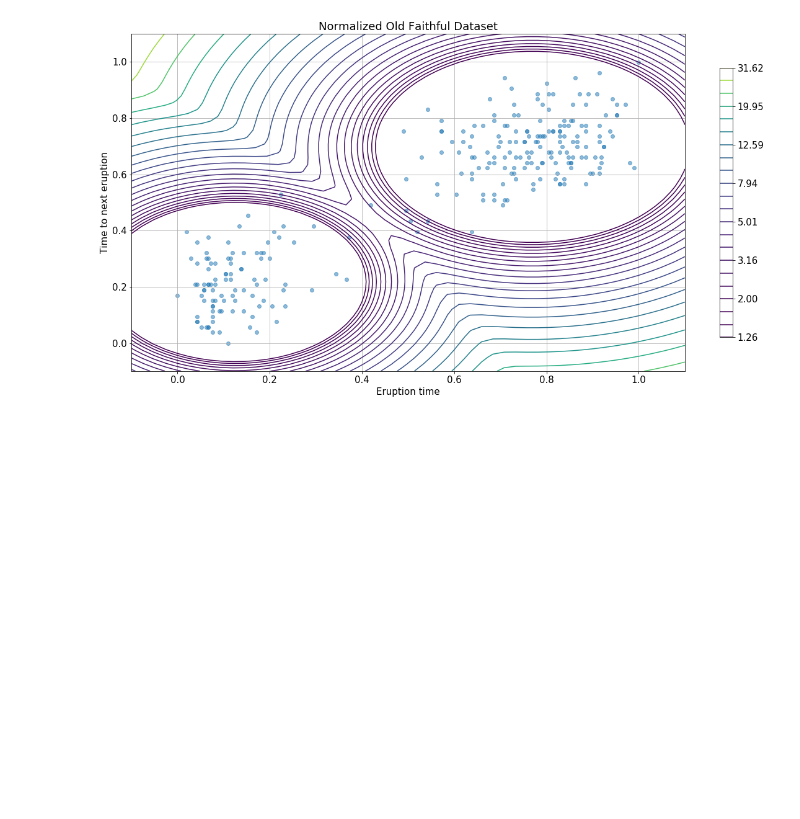
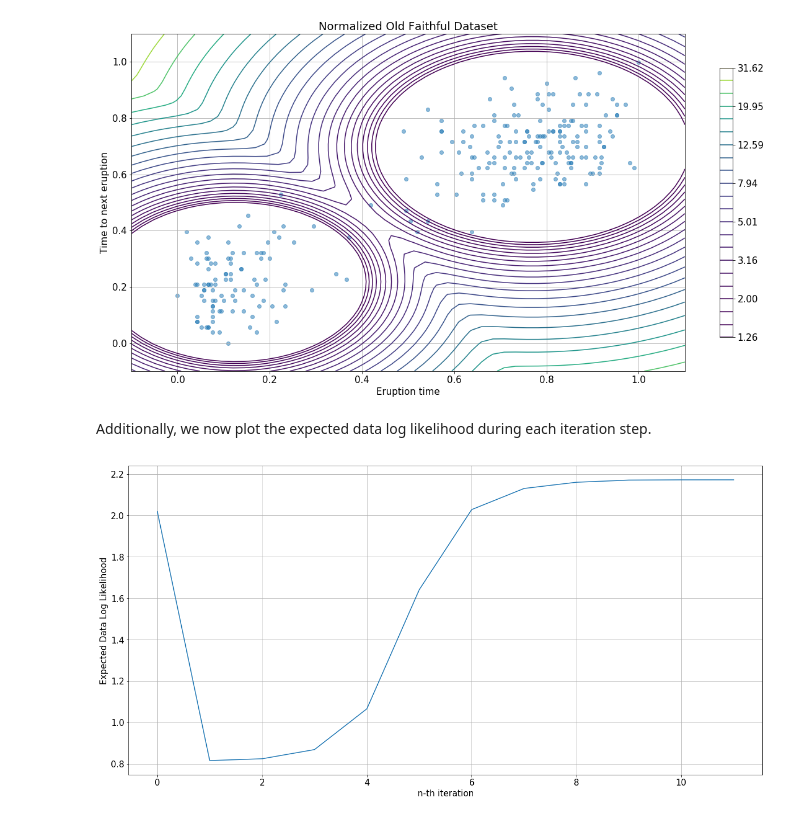
Before and after one commit to 0xLeon/MachLearn-Exercises, a Jupyter notebook: Exercise08/MachLearnExercise08.ipynb, the cells around one changed output. Drawn from its saved outputs; the diff is of its cells as text; code cells hidden in the pictures; blank space fills up the shorter version.

Commit message:
Use expected data log likelihood output to plot graph against iterations
Also, plot a set of curves for different number of cluster centers.

```diff
--- a/Exercise08/MachLearnExercise08.ipynb
+++ b/Exercise08/MachLearnExercise08.ipynb
@@ -128,3 +128,13 @@ plt.axis('tight')
 plt.show()
 # %% [output]
 [figure]
+# %% [markdown]
+Additionally, we now plot the expected data log likelihood during each iteration step.
+# %%
+plt.figure(1)
+plt.plot(np.arange(len(probs)), probs)
+plt.xlabel('n-th iteration')
+plt.ylabel('Expected Data Log Likelihood')
+plt.show()
+# %% [output]
+[figure, added]
```
Also changed, not shown: parts of 3 cells of this notebook.
